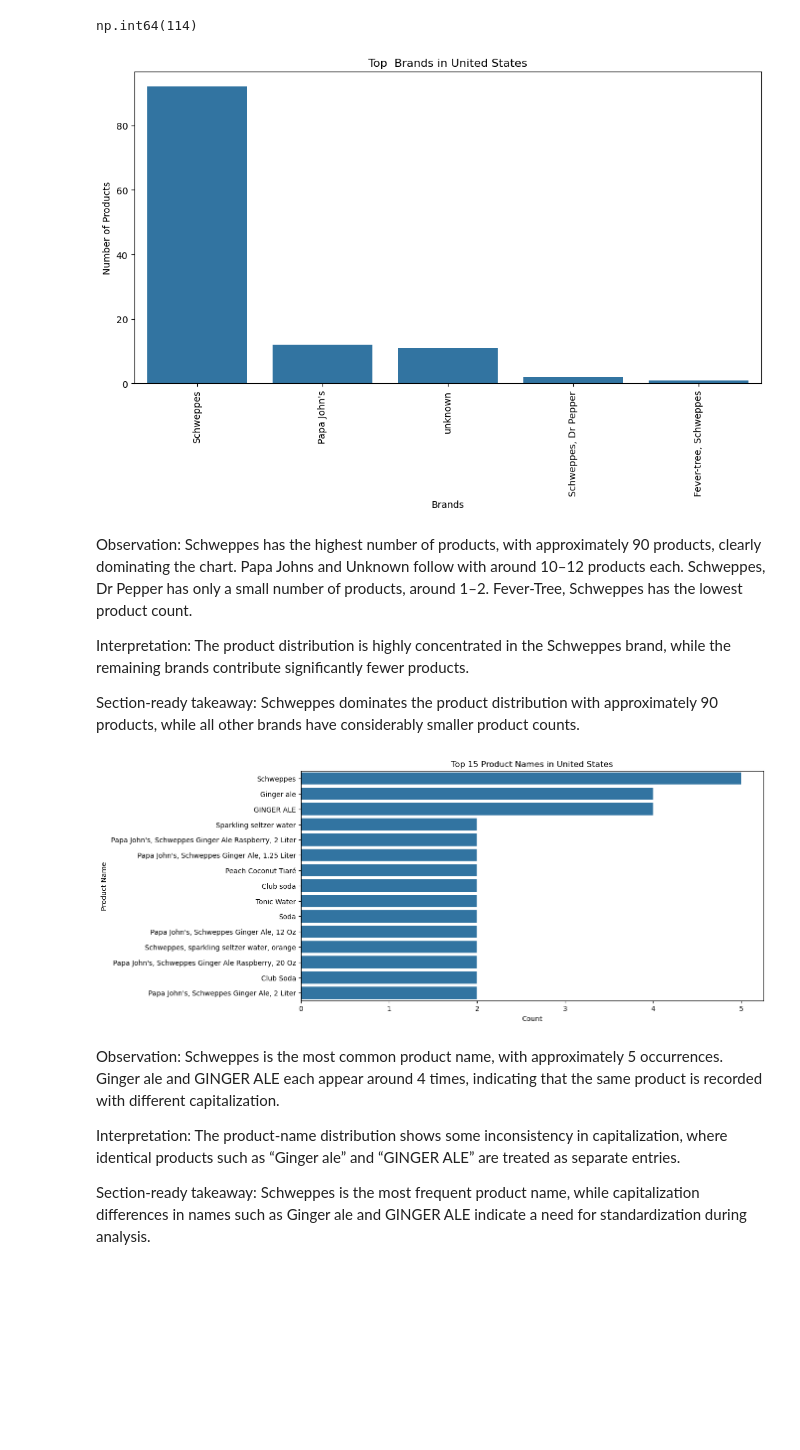
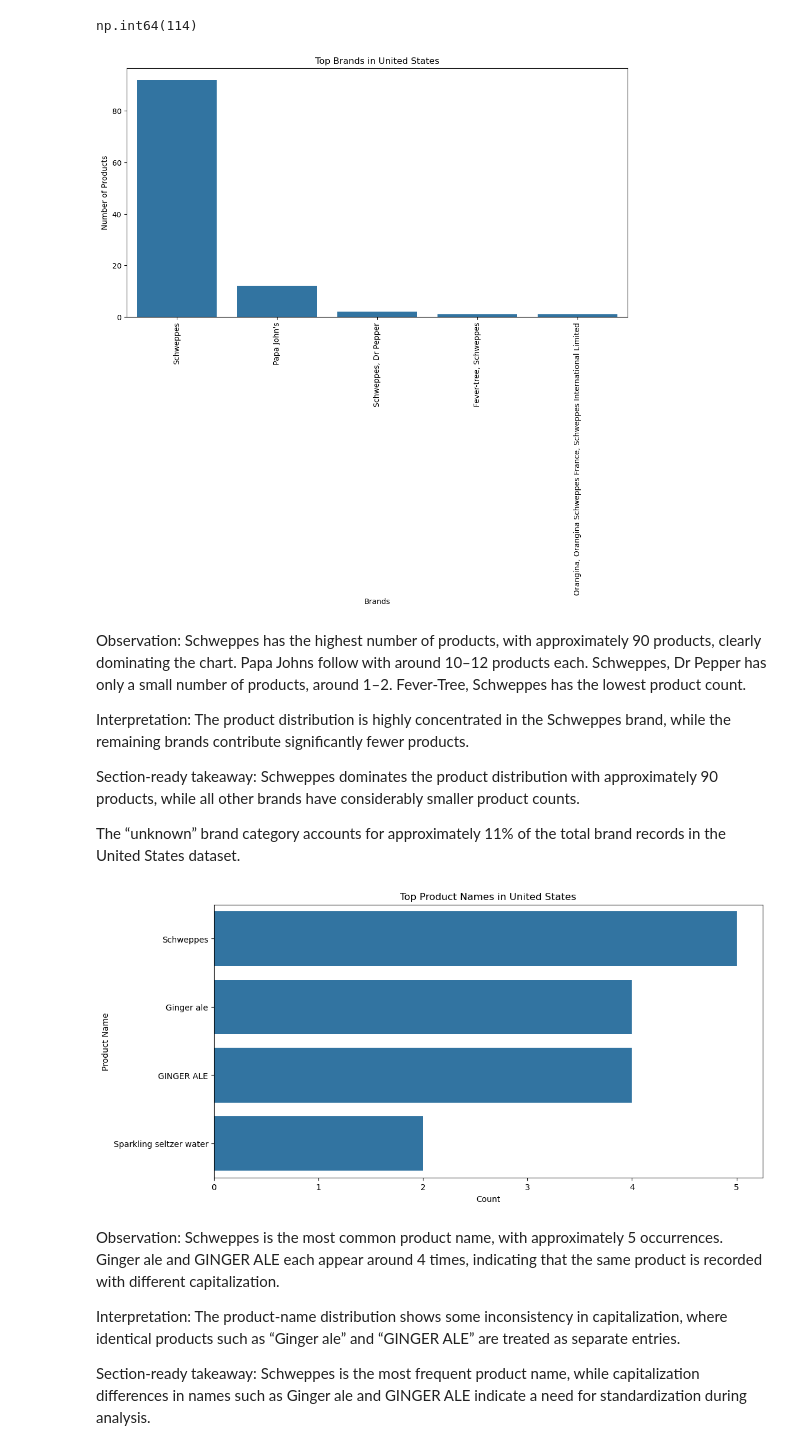
Before and after one commit to Codon-s/cpg-product-intelligence, a Jupyter notebook: RY-Schweppes-analysis.ipynb, the cells around one changed output. Saved outputs shown, nothing was run; the diff lists cells and outputs as text; code cells hidden in the pictures; blank space fills up the shorter version.

```diff
--- a/RY-Schweppes-analysis.ipynb
+++ b/RY-Schweppes-analysis.ipynb
@@ -787,33 +766,36 @@ np.int64(114)
 # %%
 us_df = df[df['countries_tags'].str.contains('united-states', case=False, na=False)]
 # %%
-top_brands = us_df['brands'].value_counts().head(5)
+top_brands = us_df['brands'].value_counts()
+top_brands = top_brands[top_brands.index.str.lower() != 'unknown'].head(5)
 plt.figure(figsize=(12,6))
 sb.barplot(x=top_brands.index, y=top_brands.values)
 plt.xticks(rotation=90)
 plt.xlabel("Brands")
 plt.ylabel("Number of Products")
-plt.title("Top  Brands in United States")
+plt.title("Top Brands in United States")
 plt.show()
 # %% [output]
-[figure, old version]
+[figure, new version]
 # %% [markdown]
-Observation: Schweppes has the highest number of products, with approximately 90 products, clearly dominating the chart. Papa Johns and Unknown follow with around 10–12 products each. Schweppes, Dr Pepper has only a small number of products, around 1–2. Fever-Tree, Schweppes has the lowest product count.
+Observation: Schweppes has the highest number of products, with approximately 90 products, clearly dominating the chart. Papa Johns follow with around 10–12 products each. Schweppes, Dr Pepper has only a small number of products, around 1–2. Fever-Tree, Schweppes has the lowest product count.
 
 Interpretation: The product distribution is highly concentrated in the Schweppes brand, while the remaining brands contribute significantly fewer products.
 
 Section-ready takeaway: Schweppes dominates the product distribution with approximately 90 products, while all other brands have considerably smaller product counts.
+
+The “unknown” brand category accounts for approximately 11% of the total brand records in the United States dataset.
 # %%
 us_df = df[df['countries_tags'].str.contains('united-states', case=False, na=False)]
-top_products = us_df['product_name'].value_counts().head(15)
+top_products = us_df['product_name'].value_counts().head(4)
 plt.figure(figsize=(12,6))
 sb.barplot(y=top_products.index, x=top_products.values)
 plt.xlabel("Count")
 plt.ylabel("Product Name")
-plt.title("Top 15 Product Names in United States")
+plt.title("Top Product Names in United States")
 plt.show()
 # %% [output]
-[figure, old version]
+[figure, new version]
 # %% [markdown]
 Observation: Schweppes is the most common product name, with approximately 5 occurrences. Ginger ale and GINGER ALE each appear around 4 times, indicating that the same product is recorded with different capitalization.
 
```
Also changed, not shown: parts of 42 cells of this notebook.
